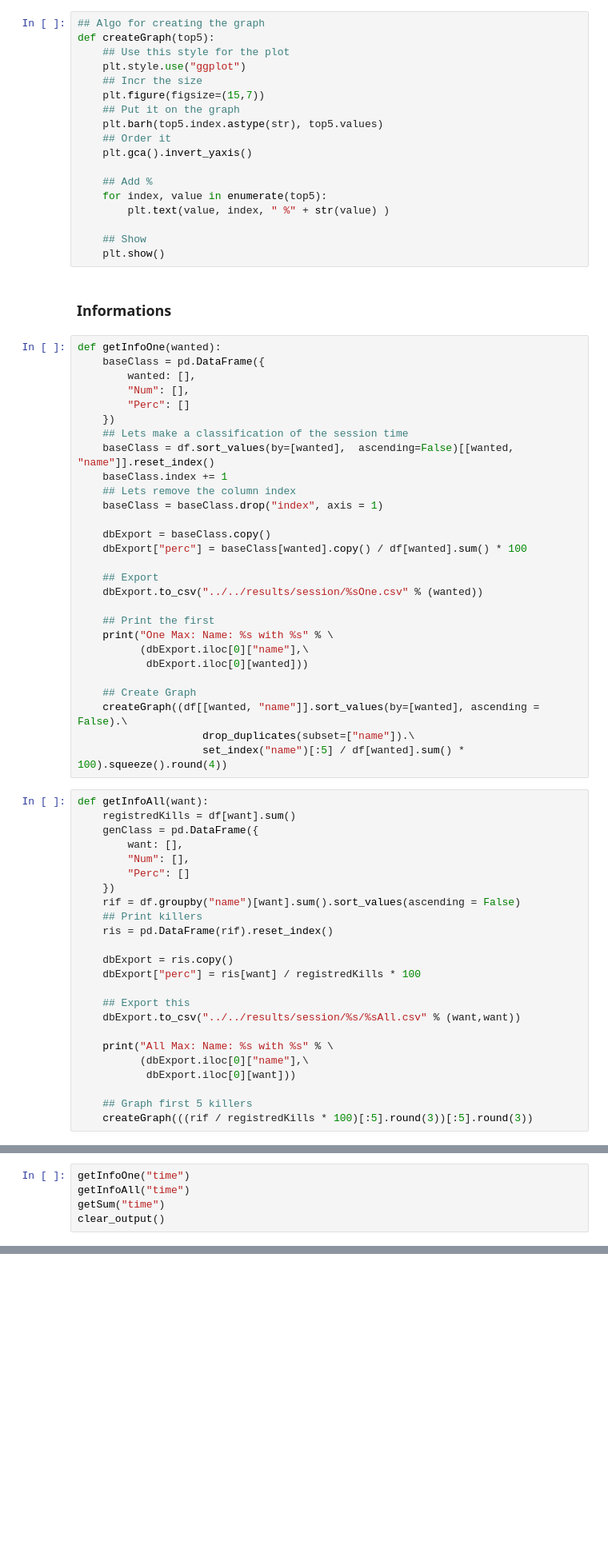
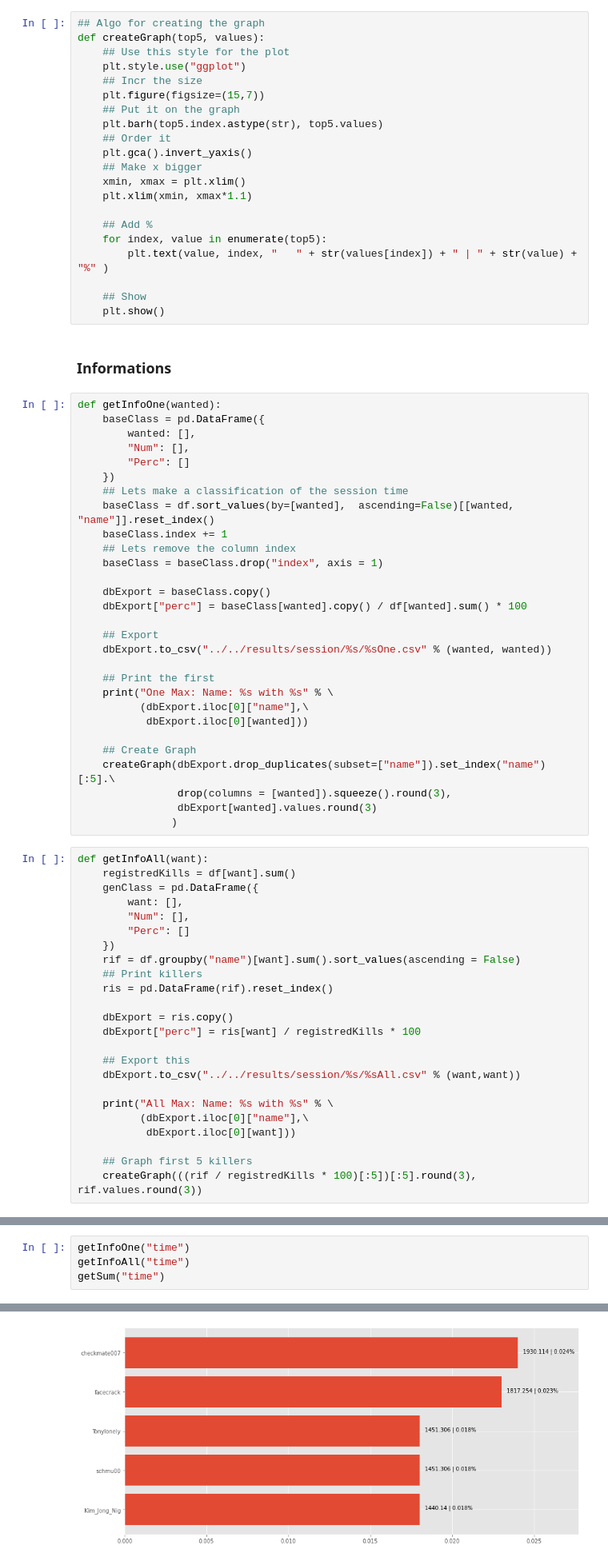
Before and after one commit to TechAle/salc1-data-mining, a Jupyter notebook: notebooks/session_analysis/sessionTime.ipynb, the cells around one changed output, grey strips where cells are left out. Shown: that part at 80% size. Drawn from its saved outputs; the diff is of its cells as text; blank space fills up the shorter version.

Commit message:
Update Session results improved performance improved graphs (now they display also the number with the % )

```diff
--- a/notebooks/session_analysis/sessionTime.ipynb
+++ b/notebooks/session_analysis/sessionTime.ipynb
@@ -20,7 +20,7 @@ df["time"] /= 6E4
 ### Graph
 # %%
 ## Algo for creating the graph
-def createGraph(top5):
+def createGraph(top5, values):
     ## Use this style for the plot
     plt.style.use("ggplot")
     ## Incr the size
@@ -29,10 +29,13 @@ def createGraph(top5):
     plt.barh(top5.index.astype(str), top5.values)
     ## Order it
     plt.gca().invert_yaxis()
+    ## Make x bigger
+    xmin, xmax = plt.xlim()
+    plt.xlim(xmin, xmax*1.1)
 
     ## Add %
     for index, value in enumerate(top5):
-        plt.text(value, index, " %" + str(value) )
+        plt.text(value, index, "   " + str(values[index]) + " | " + str(value) + "%" )
 
     ## Show
     plt.show()
@@ -55,7 +58,7 @@ def getInfoOne(wanted):
     dbExport["perc"] = baseClass[wanted].copy() / df[wanted].sum() * 100
 
     ## Export
-    dbExport.to_csv("../../results/session/%sOne.csv" % (wanted))
+    dbExport.to_csv("../../results/session/%s/%sOne.csv" % (wanted, wanted))
 
     ## Print the first
     print("One Max: Name: %s with %s" % \
@@ -63,9 +66,10 @@ def getInfoOne(wanted):
            dbExport.iloc[0][wanted]))
 
     ## Create Graph
-    createGraph((df[[wanted, "name"]].sort_values(by=[wanted], ascending = False).\
-                    drop_duplicates(subset=["name"]).\
-                    set_index("name")[:5] / df[wanted].sum() * 100).squeeze().round(4))
+    createGraph(dbExport.drop_duplicates(subset=["name"]).set_index("name")[:5].\
+                drop(columns = [wanted]).squeeze().round(3),
+                dbExport[wanted].values.round(3)
+               )
 # %%
 def getInfoAll(want):
     registredKills = df[want].sum()
@@ -89,7 +93,7 @@ def getInfoAll(want):
            dbExport.iloc[0][want]))
 
     ## Graph first 5 killers
-    createGraph(((rif / registredKills * 100)[:5].round(3))[:5].round(3))
+    createGraph(((rif / registredKills * 100)[:5])[:5].round(3), rif.values.round(3))
 # %%
 def getSum(want):
     print(want + " total: %f" % df[want].sum())
@@ -121,4 +125,4 @@ First: SalC1    Last: spit4520
 getInfoOne("time")
 getInfoAll("time")
 getSum("time")
-clear_output()
+# %% [output]
@@ -124,0 +130 @@ clear_output()
+[figure, added]
```
Also changed, not shown: parts of 4 cells of this notebook, 8 other files.
